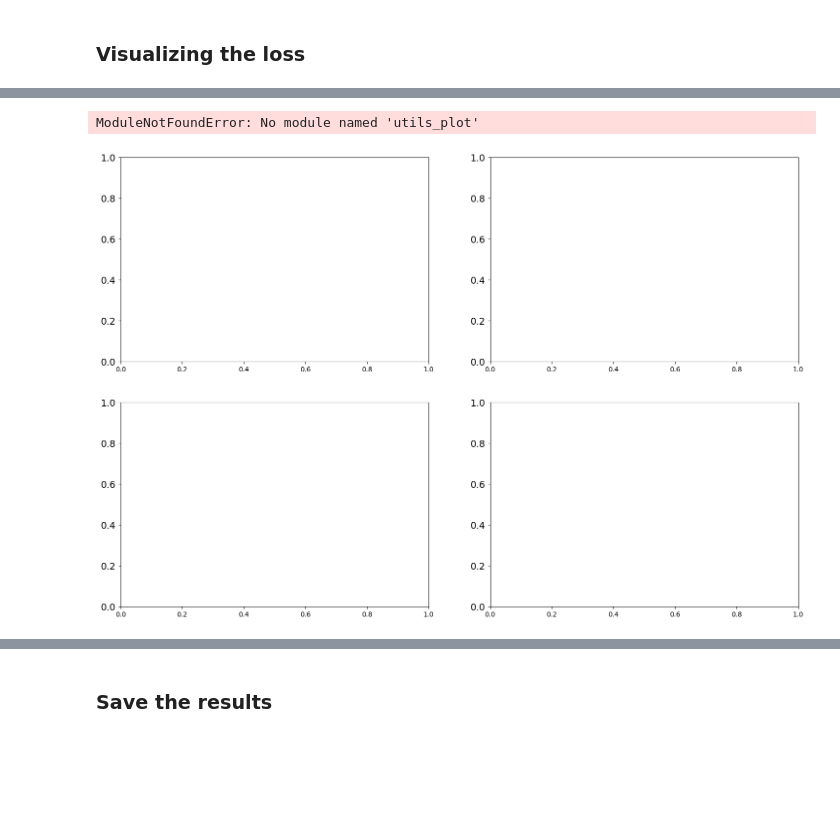
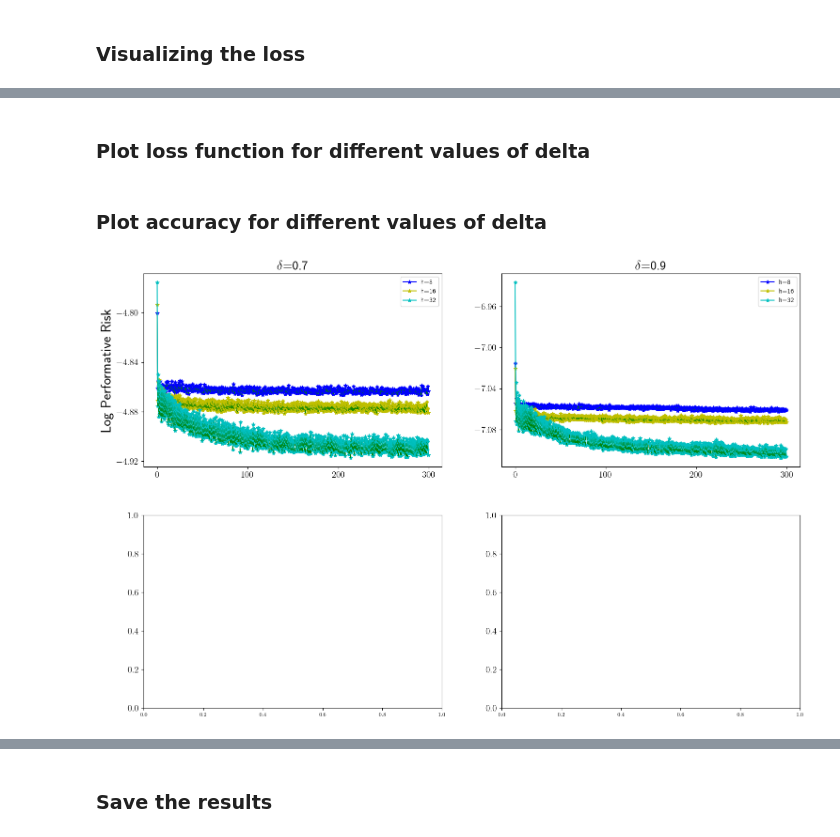
Before and after one commit to mhrnz/Performative-Prediction-with-Neural-Networks, a Jupyter notebook: performative_prediction_with_neural_networks.ipynb, the cells around one changed output, grey strips where cells are left out. Cells and saved outputs as stored; diff of their text form; code cells hidden in the pictures; blank space fills up the shorter version.

```diff
--- a/performative_prediction_with_neural_networks.ipynb
+++ b/performative_prediction_with_neural_networks.ipynb
@@ -528,0 +292,38 @@ configure_plt()
+# %% [markdown]
+### Plot loss function for different values of delta
+# %%
+delta_list = [0.1 , 0.4, 0.7, 0.9]
+
+fig, axes = plt.subplots(nrows=2, ncols=2, figsize=(18, 12))
+loss_starts_log = np.log(np.array(loss_starts))
+loss_ends_log = np.log(np.array(loss_ends))
+
+for idx, epsilon in enumerate(delta_list):
+    ax = axes[idx // 2][idx % 2]
+    offset = 0.6
+    ax.set_title(f"$\delta$={epsilon}", fontsize=20)
+#     print(len(loss_starts[idx]))
+#     print(num_iters)
+    for i in range( 0, num_iters):
+        if i==0:
+            ax.plot([i,i + offset],[loss_starts_log[idx][i], loss_ends_log[idx][i]],'b*-')
+        else:
+            ax.plot([i,i + offset],[loss_starts_log[idx][i], loss_ends_log[idx][i]],'b*-')
+
+        if i < num_iters - 1:
+            ax.plot([i + offset, i + 1],[loss_ends_log[idx][i], loss_starts_log[idx][i + 1]],'g--')
+
+        ax.xaxis.set_major_locator(plt.MaxNLocator(4))
+        ax.tick_params(axis='both', labelsize=14)
+        plt.rcParams['ytick.labelsize']=14
+        ax.yaxis.set_major_locator(plt.MaxNLocator(5))
+
+    if idx%2 == 0 :
+        ax.set_ylabel("Log Performative Risk", fontsize=22)
+    if idx>1:
+        ax.set_xlabel("Iteration", fontsize=22)
+
+plt.subplots_adjust(hspace=0.25)
+# fig.savefig('./Results/Run14/loss_different_delta.png', dpi=300)
+# %% [markdown]
+### Plot accuracy for different values of delta
@@ -529,12 +376,12 @@ configure_plt()
 # %%
-epsilon_list = [0.7, 0.9]
+delta_list = [0.7, 0.9]
 
 fig, axes = plt.subplots(nrows=2, ncols=2, figsize=(18, 12))
 loss_starts_log = np.log(np.array(loss_starts))
 loss_ends_log = np.log(np.array(loss_ends))
 
 
-for idx, epsilon in enumerate(epsilon_list):
+for idx, epsilon in enumerate(delta_list):
     ax = axes[idx // 2][idx % 2]
     offset = 0.6
     ax.set_title(f"$\delta$={epsilon}", fontsize=20)
@@ -569,39 +416,38 @@ for idx, epsilon in enumerate(epsilon_list):
         elif k==2:
             for i in range( 0, num_iters):
                 if i==0:
-                    ax.plot([i,i + offset],[loss_starts_log[idx][i], loss_ends_log[idx][i]],'r*-', label='h=32')
+                    ax.plot([i,i + offset],[loss_starts_log[idx][i], loss_ends_log[idx][i]],'c*-', label='h=32')
                 else:
-                    ax.plot([i,i + offset],[loss_starts_log[idx][i], loss_ends_log[idx][i]],'r*-')
+                    ax.plot([i,i + offset],[loss_starts_log[idx][i], loss_ends_log[idx][i]],'c*-')
 
                 if i < num_iters - 1:
 
                     ax.plot([i + offset, i + 1],[loss_ends_log[idx][i], loss_starts_log[idx][i + 1]],'g--')
 
         elif k==3:
             for i in range( 0, num_iters):
                 if i==0:
                     ax.plot([i,i + offset],[loss_starts_log[idx][i], loss_ends_log[idx][i]],'c*-', label='h=64')
                 else:
                     ax.plot([i,i + offset],[loss_starts_log[idx][i], loss_ends_log[idx][i]],'c*-')
 
                 if i < num_iters - 1:
 
                     ax.plot([i + offset, i + 1],[loss_ends_log[idx][i], loss_starts_log[idx][i + 1]],'g--')
 
         ax.xaxis.set_major_locator(plt.MaxNLocator(4))
         ax.tick_params(axis='both', labelsize=14)
         plt.rcParams['ytick.labelsize']=14
         ax.yaxis.set_major_locator(plt.MaxNLocator(5))
         ax.legend()
 
 
     if idx%2 == 0 :
         ax.set_ylabel("Log Performative Risk", fontsize=22)
     if idx>1:
         ax.set_xlabel("Iteration", fontsize=22)
 
 plt.subplots_adjust(hspace=0.25)
 fig.savefig('./Results/HiddenLayers/different_hiddens.png', dpi=600)
 # %% [output]
-ModuleNotFoundError: No module named 'utils_plot'
-[figure, old version]
+[figure, new version]
```
Also changed, not shown: parts of 22 cells of this notebook.
